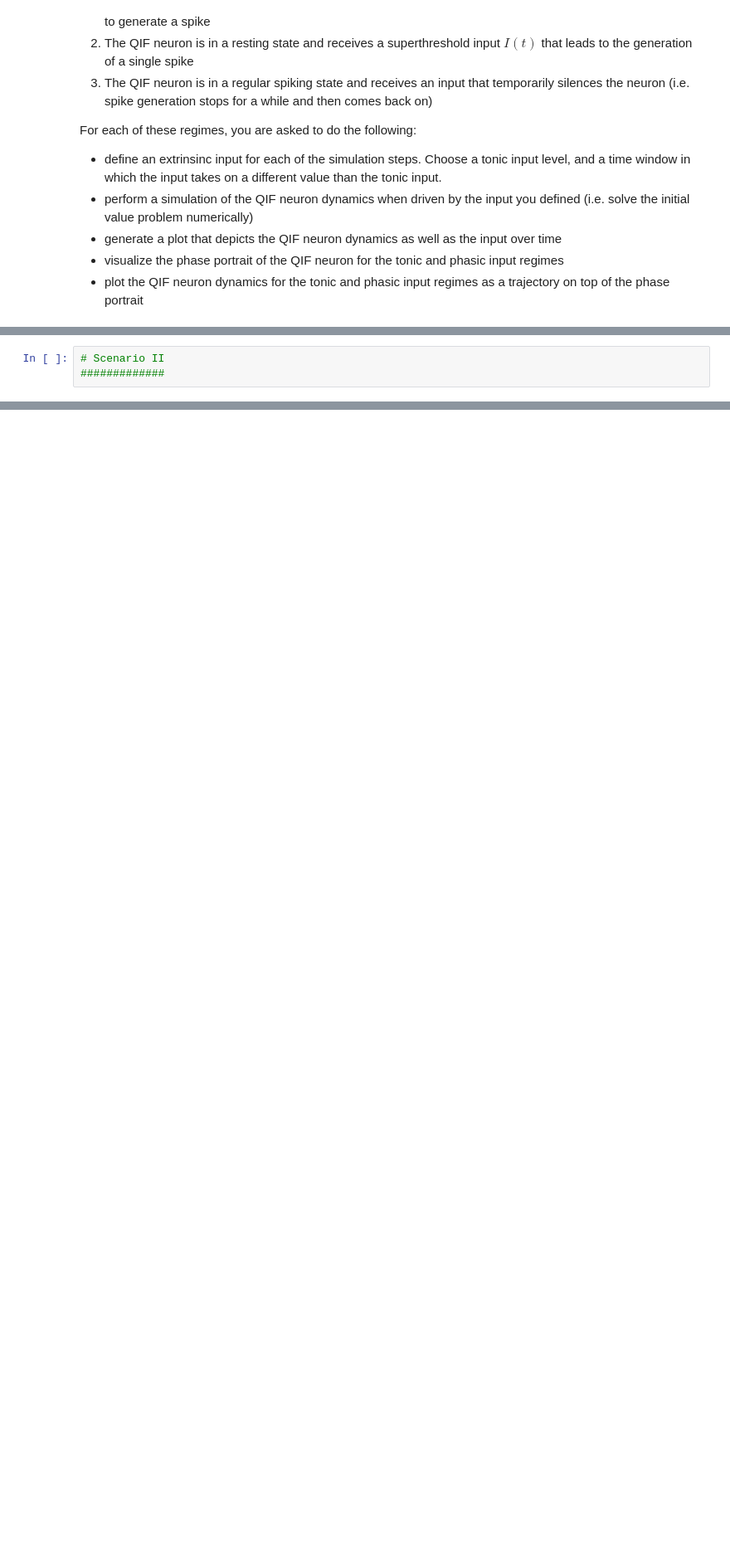
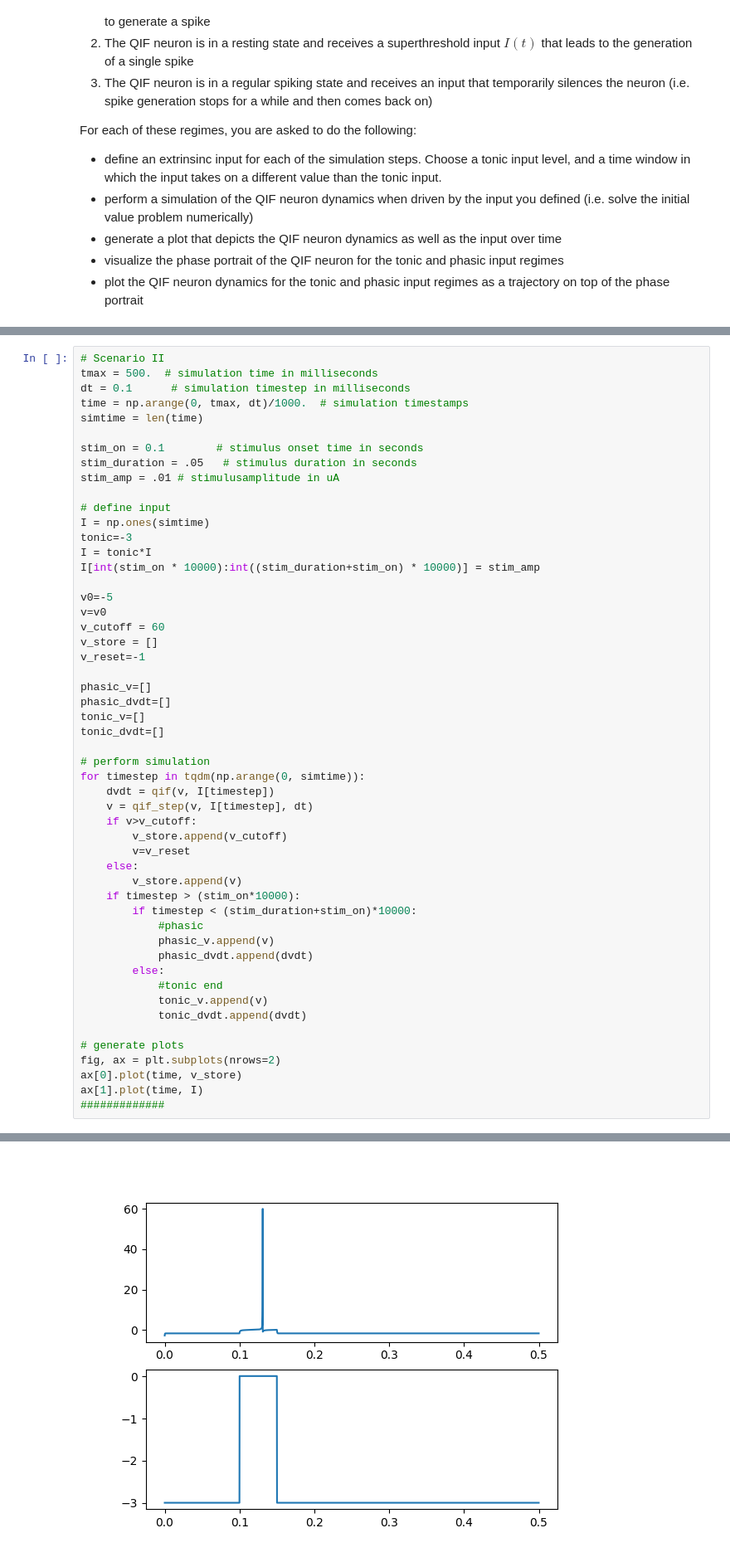
Before and after one commit to dbasrai/nuin443, a Jupyter notebook: problemSets/NUIN443_ps10_neural_dynamics.ipynb, the cells around one changed output, grey strips where cells are left out. Shown at 83% size. Cells and saved outputs as stored; diff of their text form; blank space fills up the shorter version.

```diff
--- a/problemSets/NUIN443_ps10_neural_dynamics.ipynb
+++ b/problemSets/NUIN443_ps10_neural_dynamics.ipynb
@@ -122,3 +153,53 @@ array([0., 0., 0., 0., 0., 0., 0., 0., 0., 0., 0., 0., 0., 0., 0., 0., 0.,
 # %%
 # Scenario II
+tmax = 500.  # simulation time in milliseconds
+dt = 0.1      # simulation timestep in milliseconds
+time = np.arange(0, tmax, dt)/1000.  # simulation timestamps
+simtime = len(time)
+
+stim_on = 0.1        # stimulus onset time in seconds
+stim_duration = .05   # stimulus duration in seconds
+stim_amp = .01 # stimulusamplitude in uA
+
+# define input
+I = np.ones(simtime)
+tonic=-3
+I = tonic*I
+I[int(stim_on * 10000):int((stim_duration+stim_on) * 10000)] = stim_amp
+
+v0=-5
+v=v0
+v_cutoff = 60
+v_store = []
+v_reset=-1
+
+phasic_v=[]
+phasic_dvdt=[]
+tonic_v=[]
+tonic_dvdt=[]
+
+# perform simulation
+for timestep in tqdm(np.arange(0, simtime)):
+    dvdt = qif(v, I[timestep])
+    v = qif_step(v, I[timestep], dt)
+    if v>v_cutoff:
+        v_store.append(v_cutoff)
+        v=v_reset
+    else:
+        v_store.append(v)
+    if timestep > (stim_on*10000):
+        if timestep < (stim_duration+stim_on)*10000:
+            #phasic
+            phasic_v.append(v)
+            phasic_dvdt.append(dvdt)
+        else:
+            #tonic end
+            tonic_v.append(v)
+            tonic_dvdt.append(dvdt)
+
+# generate plots
+fig, ax = plt.subplots(nrows=2)
+ax[0].plot(time, v_store)
+ax[1].plot(time, I)
 #############
+# %% [output]
@@ -124,0 +207 @@ array([0., 0., 0., 0., 0., 0., 0., 0., 0., 0., 0., 0., 0., 0., 0., 0., 0.,
+[figure, added]
```
Also changed, not shown: parts of 14 cells of this notebook, 1 other file.
